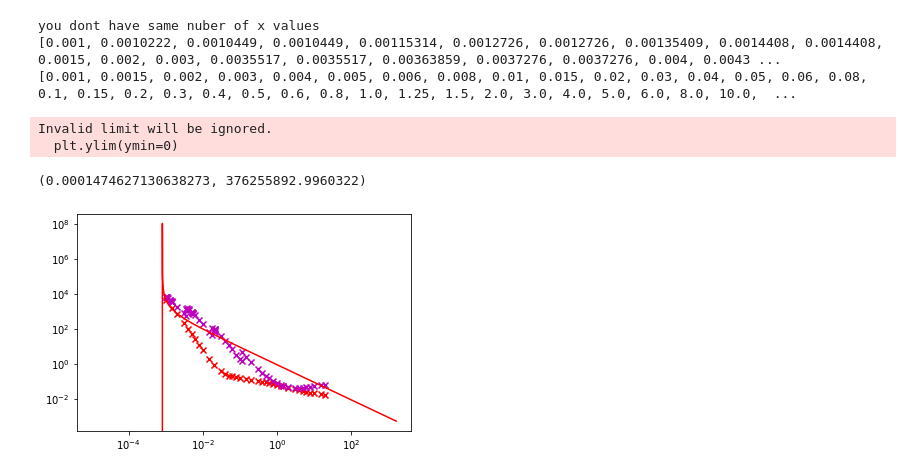
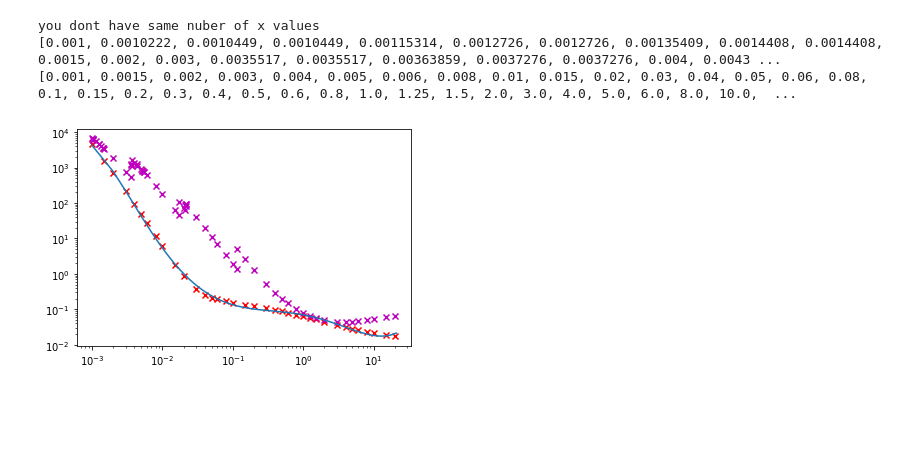
Before and after one commit to davidSkrob/maturitni_prace, a Jupyter notebook: data_analysis_python/water_absorb.ipynb, the cells around one changed output. Cells and saved outputs as stored; diff of their text form; code cells hidden in the pictures; blank space fills up the shorter version.

```diff
--- a/data_analysis_python/water_absorb.ipynb
+++ b/data_analysis_python/water_absorb.ipynb
@@ -118,18 +119,30 @@ you dont have same nuber of x values
 # %%
 plt.scatter(energy_as_x_to_masscoeff_O, masscoef_O, marker="x", c="r")
 plt.scatter(energy_as_x_to_masscoeff_U, masscoef_U, marker="x", c="m")
-def moje_fce(x, a, b):
-    '''musim opravit'''
-    return (a/(x+b))
-pars, cov = curve_fit(f=moje_fce, xdata=energy_as_x_to_masscoeff_O, ydata=masscoef_O)
+
+def func(E, *a):
+    eff = 0
+    for i in range(0,n):
+        eff += a[i]*np.log(E)**i
+    return eff
+
+n=6
+output = []
+p0 = np.ones(n, )
+x_min = 0.001
+x_max = 21
+x_step = 0.001
+
+coeff, pcov = curve_fit(func, xdata=energy_as_x_to_masscoeff_O, ydata=np.log(masscoef_O), p0=p0)
+coeff_err = np.sqrt(np.diag(pcov))
+
+#pars, cov = curve_fit(f=func, xdata=energy_as_x_to_masscoeff_O, ydata=masscoef_O)
 p = np.logspace(min(energy_as_x_to_masscoeff_O)-5, np.log(max(energy_as_x_to_masscoeff_O)+5), 1000000)
-plt.plot(p, moje_fce(p, *pars), c="red")
+#plt.plot(p, np.exp(func(p, *pars)), c="red")
+plt.plot(np.arange(x_min, x_max, x_step), np.exp(func(np.arange(x_min, x_max, x_step), *coeff)))
 #print(pars)
 plt.yscale('log')
 plt.xscale('log')
-plt.ylim(ymin=0)
+#plt.ylim(ymin=0)
 # %% [output]
-Invalid limit will be ignored.
-  plt.ylim(ymin=0)
-(0.0001474627130638273, 376255892.9960322)
-[figure, old version]
+[figure, new version]
```
Also changed, not shown: parts of 6 cells of this notebook, 8 other files.
